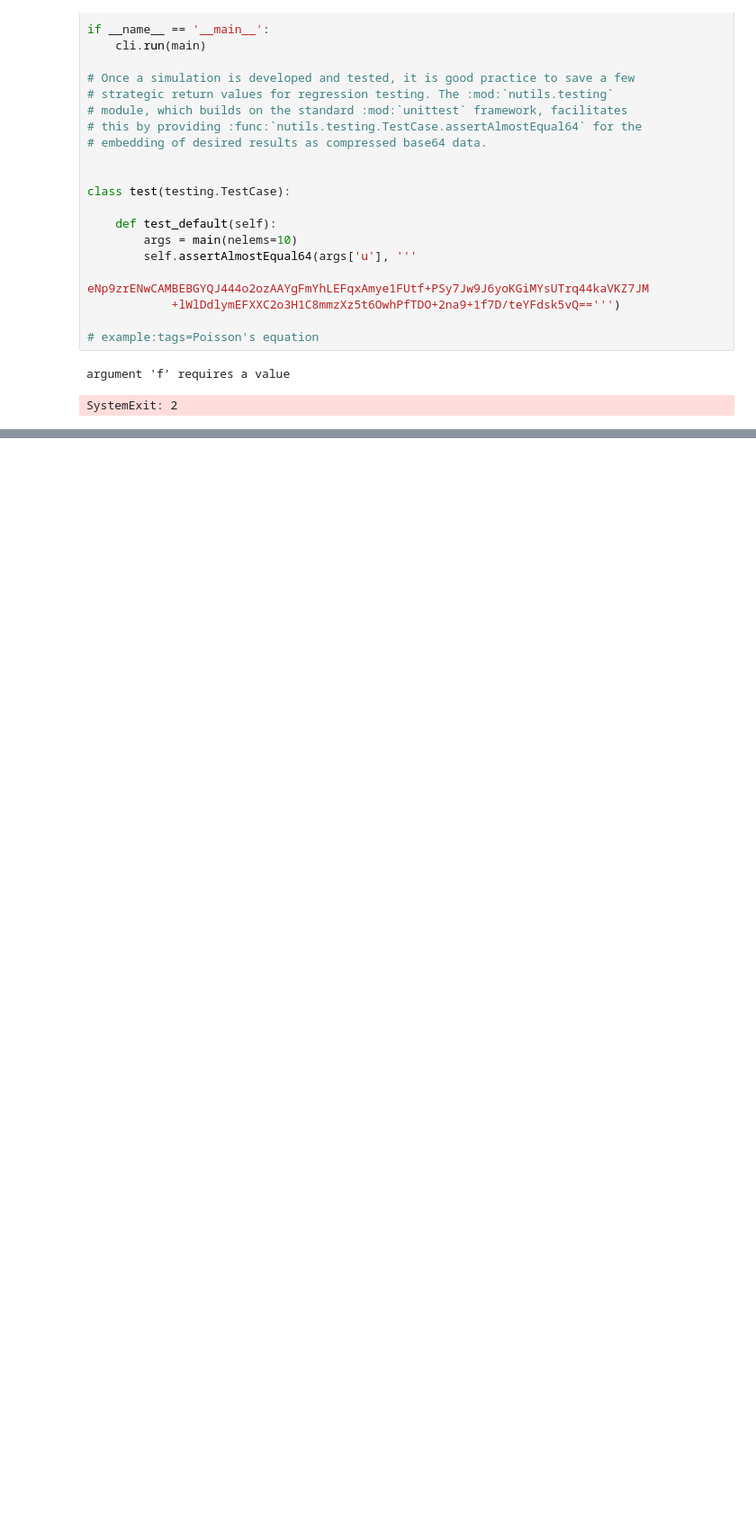
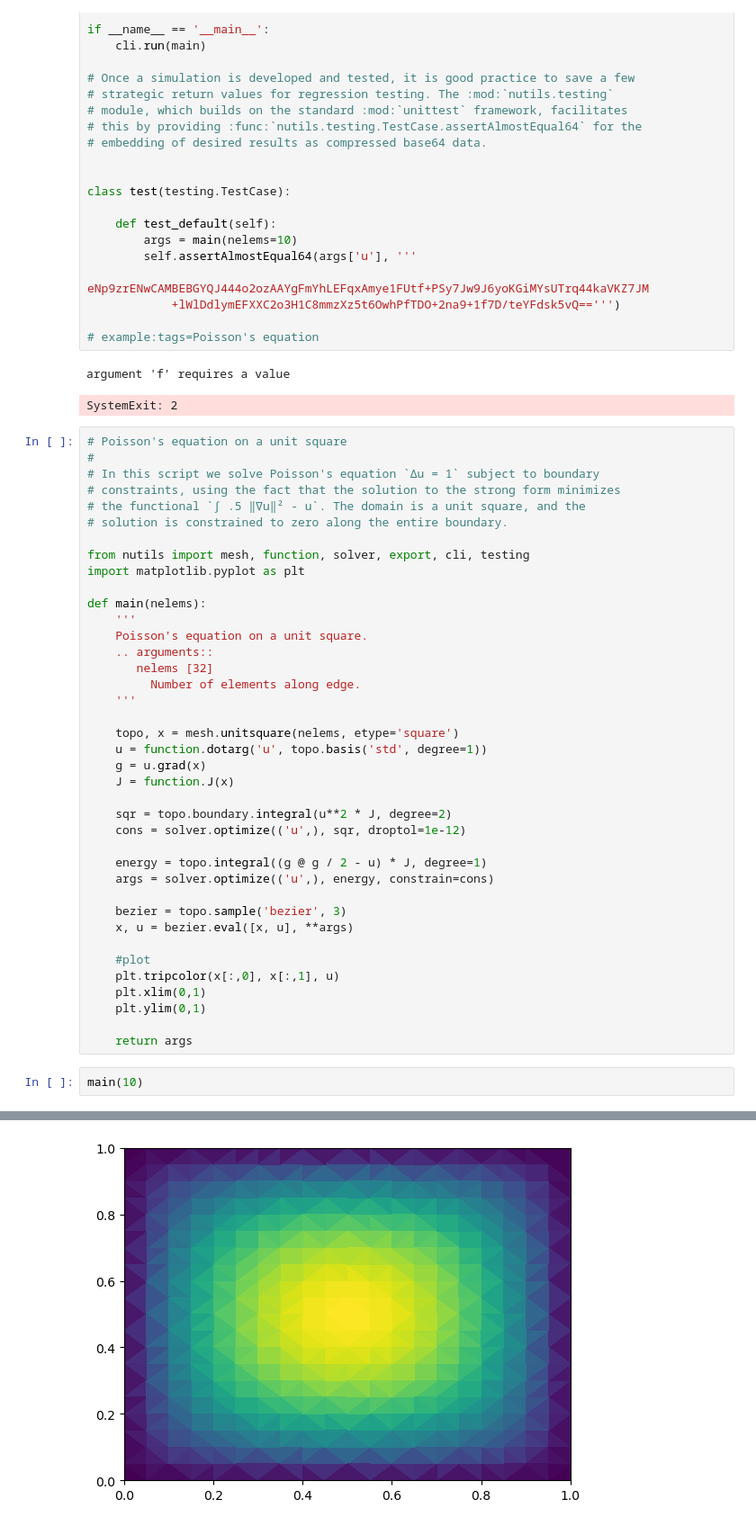
Before and after one commit to JoostHMPrins/ngo, a Jupyter notebook: developnotebooks/poisson.ipynb, the cells around one changed output, grey strips where cells are left out. Shown at 90% size. Drawn from its saved outputs; the diff is of its cells as text; blank space fills up the shorter version.

```diff
--- a/developnotebooks/poisson.ipynb
+++ b/developnotebooks/poisson.ipynb
@@ -62,3 +62,45 @@ class test(testing.TestCase):
 # %% [output]
 argument 'f' requires a value
 SystemExit: 2
+# %%
+# Poisson's equation on a unit square
+#
+# In this script we solve Poisson's equation `Δu = 1` subject to boundary
+# constraints, using the fact that the solution to the strong form minimizes
+# the functional `∫ .5 ‖∇u‖² - u`. The domain is a unit square, and the
+# solution is constrained to zero along the entire boundary.
+
+from nutils import mesh, function, solver, export, cli, testing
+import matplotlib.pyplot as plt
+
+def main(nelems):
+    '''
+    Poisson's equation on a unit square.
+    .. arguments::
+       nelems [32]
+         Number of elements along edge.
+    '''
+
+    topo, x = mesh.unitsquare(nelems, etype='square')
+    u = function.dotarg('u', topo.basis('std', degree=1))
+    g = u.grad(x)
+    J = function.J(x)
+
+    sqr = topo.boundary.integral(u**2 * J, degree=2)
+    cons = solver.optimize(('u',), sqr, droptol=1e-12)
+
+    energy = topo.integral((g @ g / 2 - u) * J, degree=1)
+    args = solver.optimize(('u',), energy, constrain=cons)
+
+    bezier = topo.sample('bezier', 3)
+    x, u = bezier.eval([x, u], **args)
+
+    #plot
+    plt.tripcolor(x[:,0], x[:,1], u)
+    plt.xlim(0,1)
+    plt.ylim(0,1)
+
+    return args
+# %%
+main(10)
+# %% [output]
@@ -64,0 +129 @@ SystemExit: 2
+[figure, added]
```
Also changed, not shown: parts of 1 cell of this notebook.
